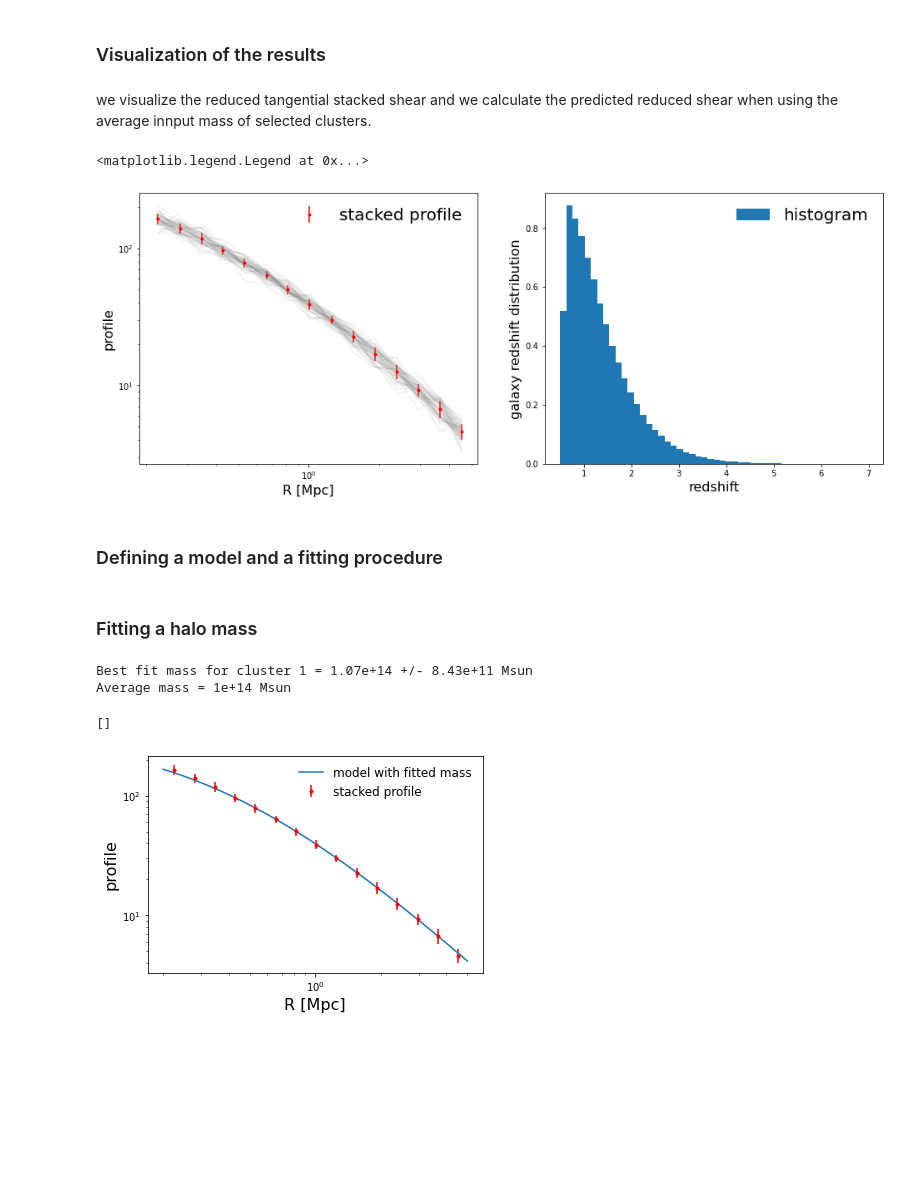
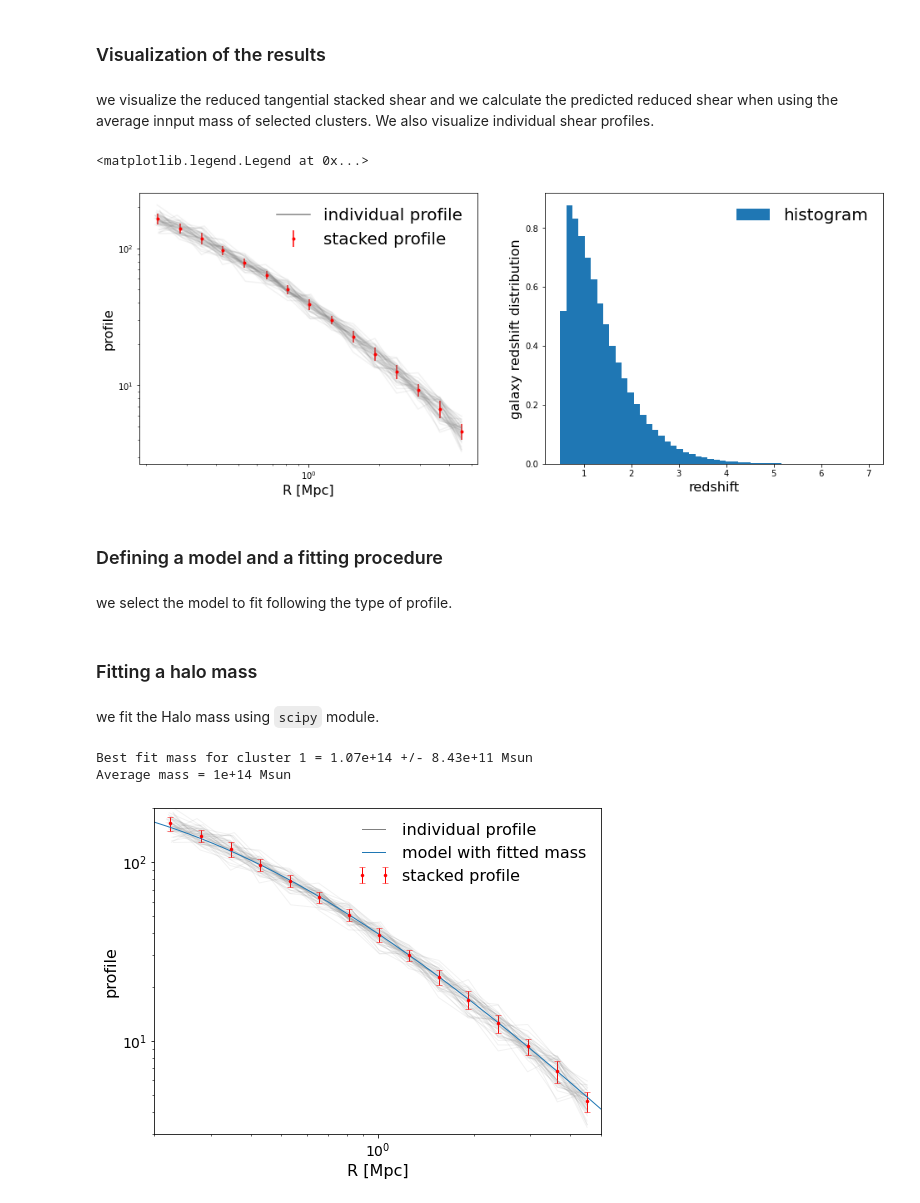
Before and after one commit to payerne/DC2Analysis, a Jupyter notebook: Example_Fit_Halo_Mass_From_Stacked_Profile.ipynb, the cells around one changed output. Drawn from its saved outputs; the diff is of its cells as text; code cells hidden in the pictures; blank space fills up the shorter version.

```diff
--- a/Example_Fit_Halo_Mass_From_Stacked_Profile.ipynb
+++ b/Example_Fit_Halo_Mass_From_Stacked_Profile.ipynb
@@ -73,16 +80,19 @@ The `profile` attribute is an astropy table containing the binned profile `gt` t
 # %% [markdown]
 ### Visualization of the results
 # %% [markdown]
-we visualize the reduced tangential stacked shear and we calculate the predicted reduced shear when using the average innput mass of selected clusters.
+we visualize the reduced tangential stacked shear and we calculate the predicted reduced shear when using the average innput mass of selected clusters. We also visualize individual shear profiles.
 # %%
 profile = shear.profile
 # %%
 #plt.errorbar(profile_classical['radius'], profile_classical['gt'], profile_classical['gt_err'])
 fig, axes = plt.subplots(nrows=1, ncols=2, figsize=(16, 6))
+
 for i in range(shear.n_stacked_gt):
 
     axes[0].plot(shear.radial_axis_list[i],shear.gt_list[i],c='grey',alpha=0.1)
 
+
+axes[0].plot([],[],c='grey', label='individual profile')
 axes[0].errorbar(profile['radius'], profile['gt'],profile['gt_err'], color='red', label='stacked profile', fmt='.')
 axes[0].set_xlabel('R [Mpc]', fontsize=16)
 axes[0].set_ylabel('profile', fontsize=16)
@@ -95,9 +105,11 @@ axes[1].set_ylabel('galaxy redshift distribution', fontsize=16)
 axes[1].legend(fontsize=20, frameon=False)
 # %% [output]
 <matplotlib.legend.Legend at 0x...>
-[figure, old version]
+[figure, new version]
 # %% [markdown]
 ### Defining a model and a fitting procedure
+# %% [markdown]
+we select the model to fit following the type of profile.
 # %%
 def model_data(r,logm):
     if is_deltasigma == False:
@@ -107,6 +119,8 @@ def model_data(r,logm):
         return model.predict_excess_surface_density(r, logm, shear.average_z, shear.z_galaxy_list, cosmo)
 # %% [markdown]
 ### Fitting a halo mass
+# %% [markdown]
+we fit the Halo mass using `scipy` module.
 # %%
 param_p0 = [14.]
 param_bounds = ([13. ], [16.])
@@ -128,16 +142,26 @@ if is_deltasigma == False:
 else:
     y_fit = model.predict_excess_surface_density(r, logm_fit, shear.average_z, shear.z_galaxy_list, cosmo)
 # %%
-plt.figure(figsize=(6,4))
+plt.figure(figsize=(8,6))
+plt.tick_params(axis='both', which='major', labelsize=14)
+#plt.grid(True, ls = '--')
+plt.style.use('classic')
 
+for i in range(shear.n_stacked_gt):
+
+    plt.plot(shear.radial_axis_list[i],shear.gt_list[i],c='grey',alpha=0.1)
+
+plt.plot([],[],c='grey', label='individual profile')
 plt.errorbar(profile['radius'], profile['gt'],profile['gt_err'], color='red', label='stacked profile', fmt='.')
 plt.plot(r,y_fit, label='model with fitted mass')
 plt.xlabel('R [Mpc]', fontsize=16)
 plt.ylabel('profile', fontsize=16)
 
-plt.legend(fontsize=12, frameon=False)
+plt.legend(fontsize=16, frameon=False, loc='best')
 plt.semilogx()
 plt.semilogy()
+plt.xlim(0.2,5)
+plt.ylim(3,200)
+plt.show()
 # %% [output]
-[]
-[figure, old version]
+[figure, new version]
```
Also changed, not shown: parts of 7 cells of this notebook.
